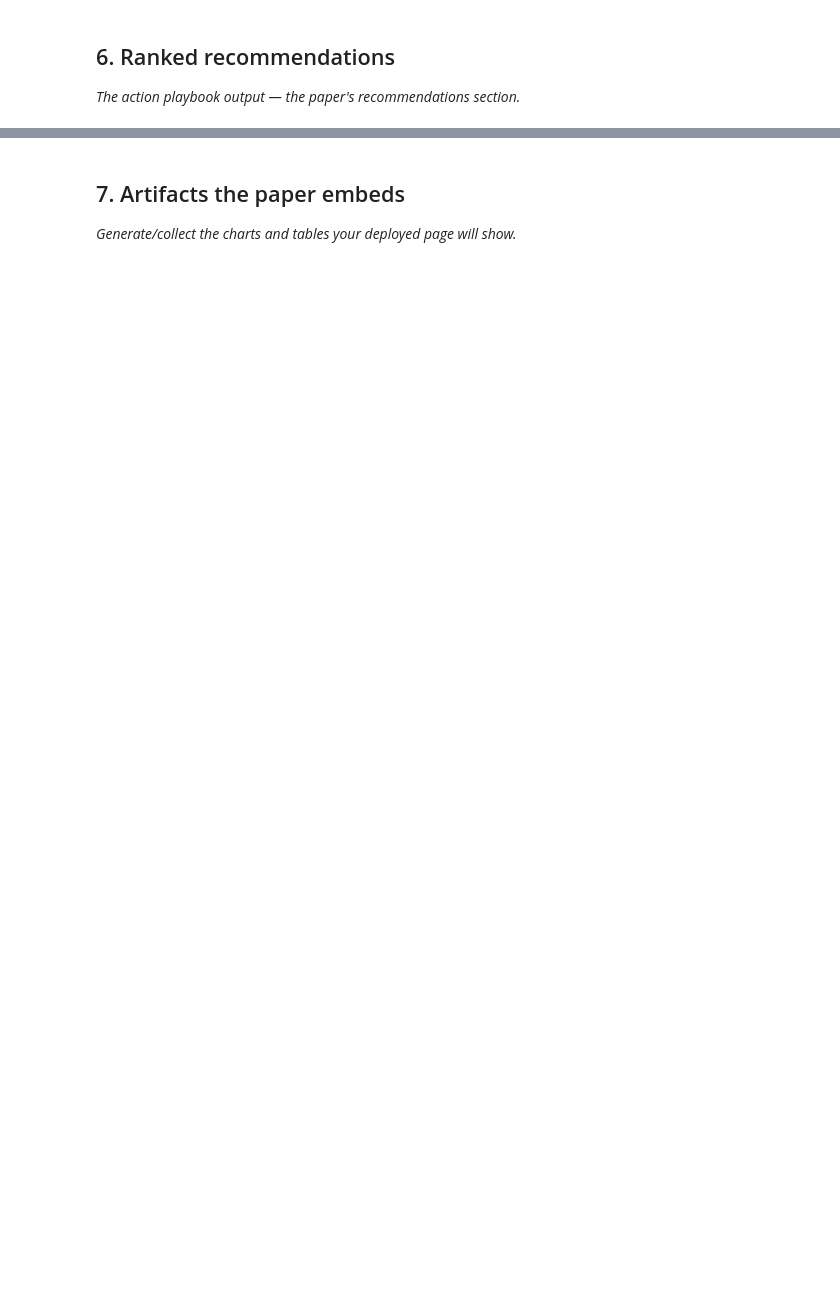
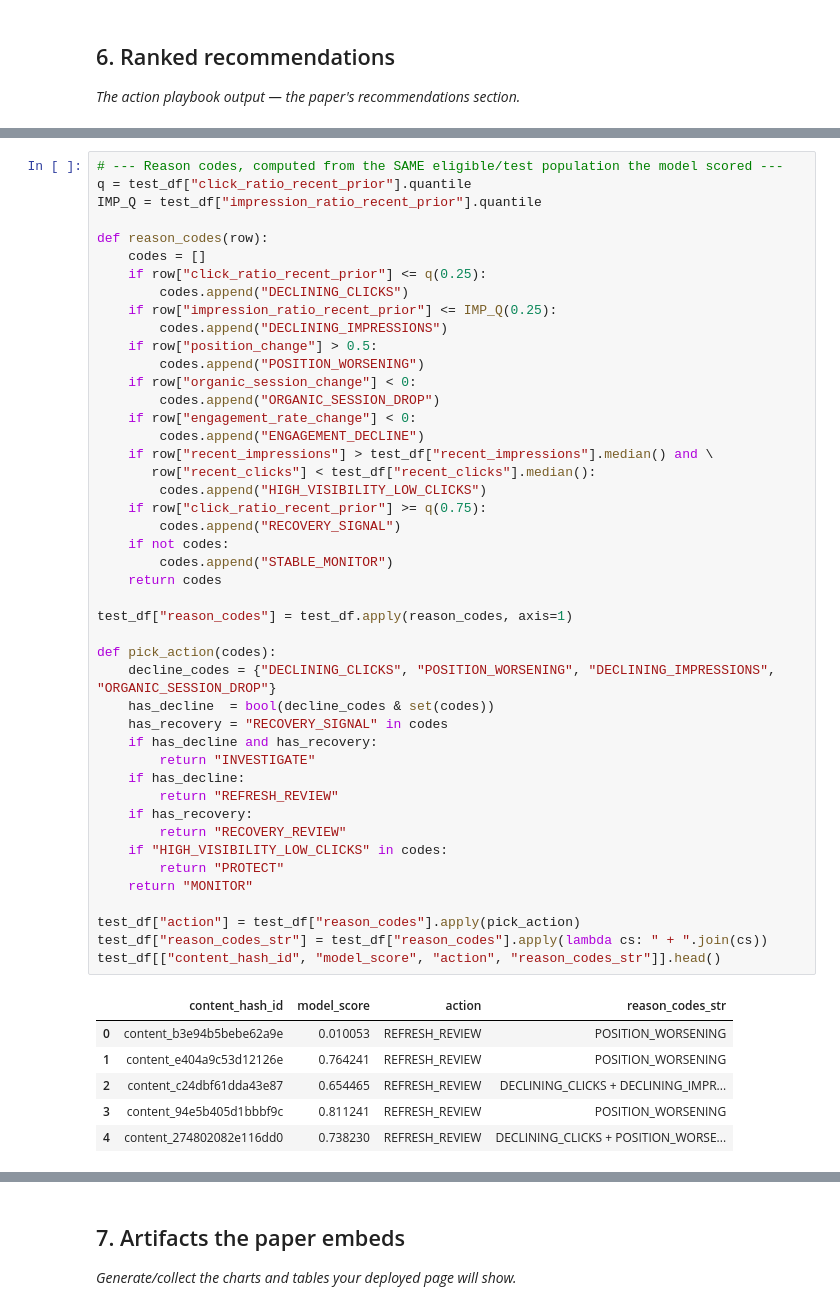
Before and after one commit to mukeshboolani786/flyrank-internship-ml, a Jupyter notebook: work/notebooks/capstone.ipynb, the cells around one changed output, grey strips where cells are left out. Saved outputs shown, nothing was run; the diff lists cells and outputs as text; blank space fills up the shorter version.

```diff
--- a/work/notebooks/capstone.ipynb
+++ b/work/notebooks/capstone.ipynb
@@ -32,0 +675,52 @@ This skeleton is yours to fill. Work the sections **in order** — each one has
+# %%
+# --- Reason codes, computed from the SAME eligible/test population the model scored ---
+q = test_df["click_ratio_recent_prior"].quantile
+IMP_Q = test_df["impression_ratio_recent_prior"].quantile
+
+def reason_codes(row):
+    codes = []
+    if row["click_ratio_recent_prior"] <= q(0.25):
+        codes.append("DECLINING_CLICKS")
+    if row["impression_ratio_recent_prior"] <= IMP_Q(0.25):
+        codes.append("DECLINING_IMPRESSIONS")
+    if row["position_change"] > 0.5:
+        codes.append("POSITION_WORSENING")
+    if row["organic_session_change"] < 0:
+        codes.append("ORGANIC_SESSION_DROP")
+    if row["engagement_rate_change"] < 0:
+        codes.append("ENGAGEMENT_DECLINE")
+    if row["recent_impressions"] > test_df["recent_impressions"].median() and \
+       row["recent_clicks"] < test_df["recent_clicks"].median():
+        codes.append("HIGH_VISIBILITY_LOW_CLICKS")
+    if row["click_ratio_recent_prior"] >= q(0.75):
+        codes.append("RECOVERY_SIGNAL")
+    if not codes:
+        codes.append("STABLE_MONITOR")
+    return codes
+
+test_df["reason_codes"] = test_df.apply(reason_codes, axis=1)
+
+def pick_action(codes):
+    decline_codes = {"DECLINING_CLICKS", "POSITION_WORSENING", "DECLINING_IMPRESSIONS", "ORGANIC_SESSION_DROP"}
+    has_decline  = bool(decline_codes & set(codes))
+    has_recovery = "RECOVERY_SIGNAL" in codes
+    if has_decline and has_recovery:
+        return "INVESTIGATE"
+    if has_decline:
+        return "REFRESH_REVIEW"
+    if has_recovery:
+        return "RECOVERY_REVIEW"
+    if "HIGH_VISIBILITY_LOW_CLICKS" in codes:
+        return "PROTECT"
+    return "MONITOR"
+
+test_df["action"] = test_df["reason_codes"].apply(pick_action)
+test_df["reason_codes_str"] = test_df["reason_codes"].apply(lambda cs: " + ".join(cs))
+test_df[["content_hash_id", "model_score", "action", "reason_codes_str"]].head()
+# %% [output]
+|  | content_hash_id | model_score | action | reason_codes_str |
+| 0 | content_b3e94b5bebe62a9e | 0.010053 | REFRESH_REVIEW | POSITION_WORSENING |
+| 1 | content_e404a9c53d12126e | 0.764241 | REFRESH_REVIEW | POSITION_WORSENING |
+| 2 | content_c24dbf61dda43e87 | 0.654465 | REFRESH_REVIEW | DECLINING_CLICKS + DECLINING_IMPR... |
+| 3 | content_94e5b405d1bbbf9c | 0.811241 | REFRESH_REVIEW | POSITION_WORSENING |
+| 4 | content_274802082e116dd0 | 0.738230 | REFRESH_REVIEW | DECLINING_CLICKS + POSITION_WORSE... |
```
Also changed, not shown: parts of 38 cells of this notebook.
